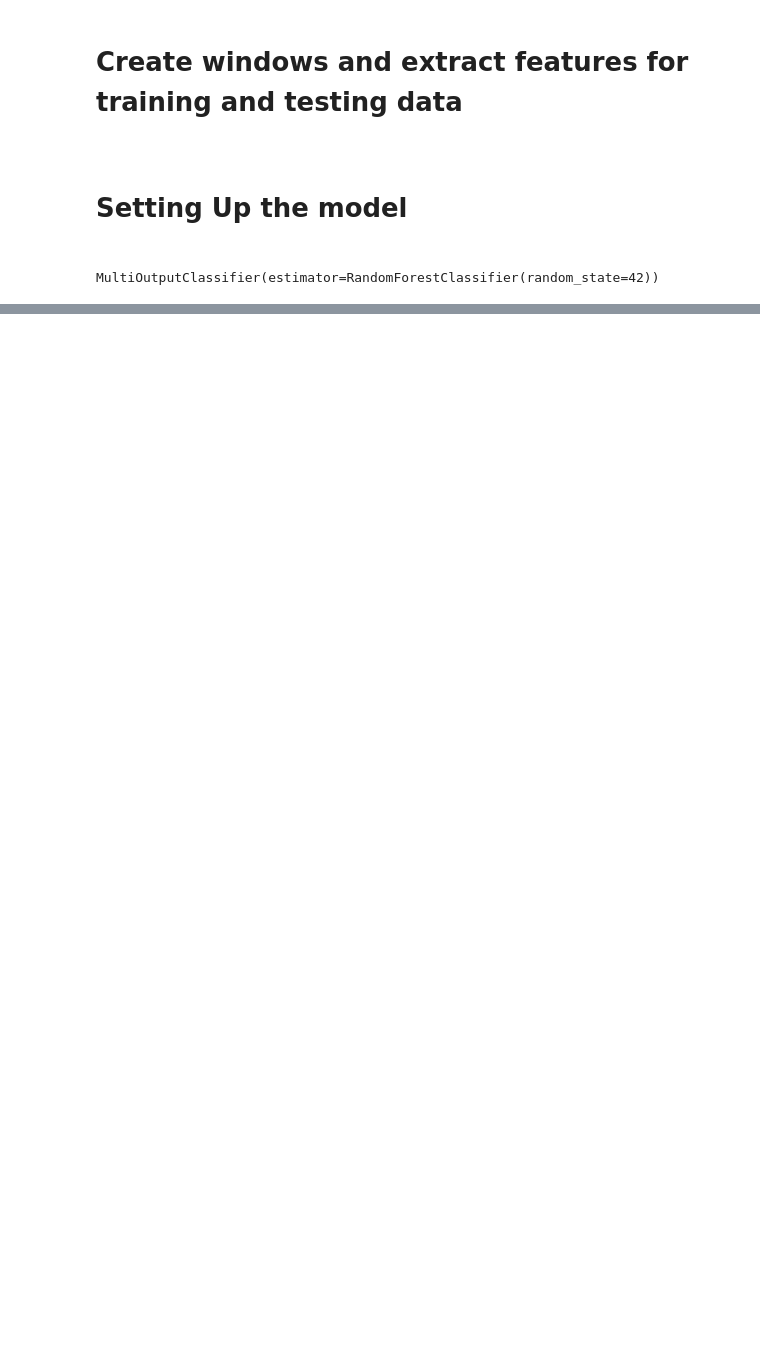
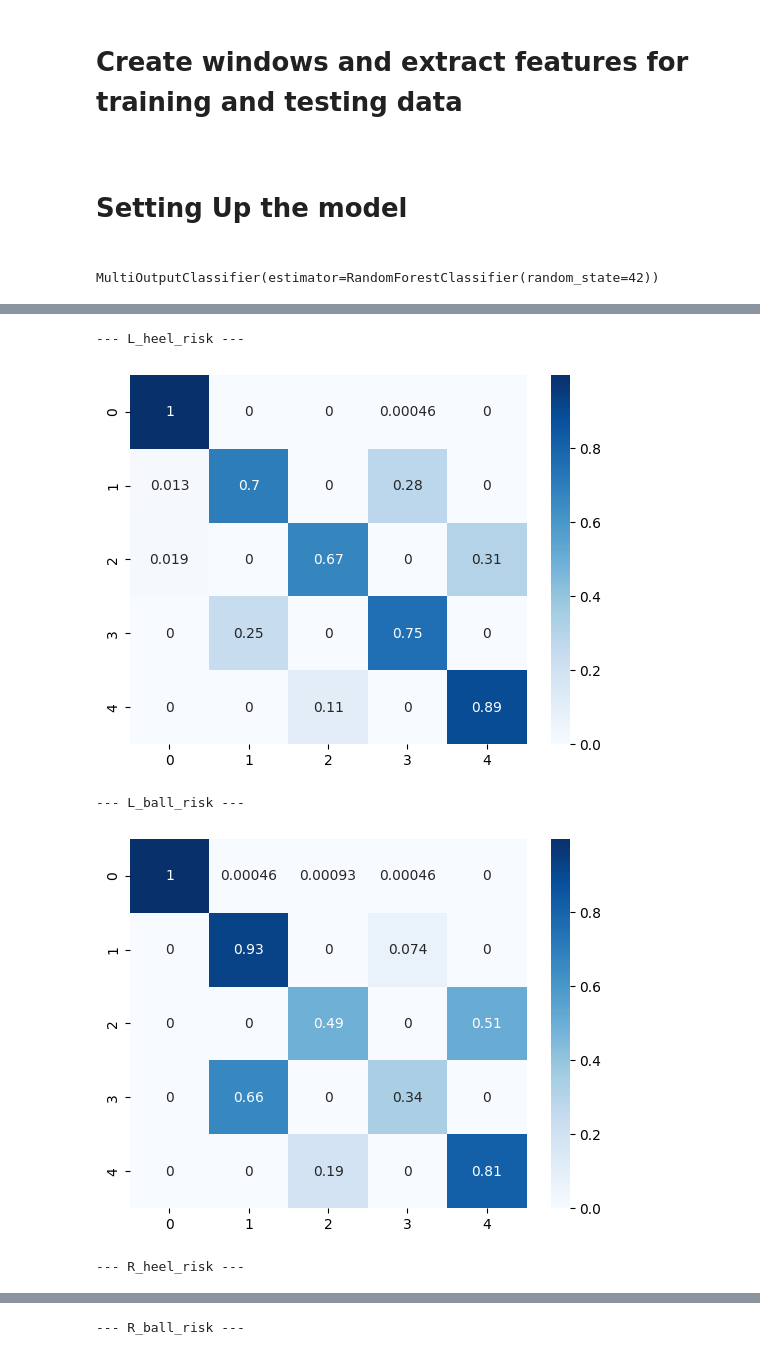
Before and after one commit to ujesh-sakariya/DiabeticsSmartSock, a Jupyter notebook: RiskDetectionModel.ipynb, the cells around one changed output, grey strips where cells are left out. Saved outputs shown, nothing was run; the diff lists cells and outputs as text; code cells hidden in the pictures; blank space fills up the shorter version.

Commit message:
added data visualisation

```diff
--- a/RiskDetectionModel.ipynb
+++ b/RiskDetectionModel.ipynb
@@ -38,10 +40,10 @@ def extract_features(data):
     return features_df
 # %%
 # get the training data and testing data
-training_data = pd.read_csv('simulated_data_training.csv')
-training_data = extract_features(training_data)
-testing_data = pd.read_csv('simulated_data_testing.csv')
-testing_data = extract_features(testing_data)
+training_data_csv = pd.read_csv('simulated_data_training.csv')
+training_data = extract_features(training_data_csv)
+testing_data_csv = pd.read_csv('simulated_data_testing.csv')
+testing_data = extract_features(testing_data_csv)
 # %% [markdown]
 <h1> Setting Up the model <h1>
 # %%
@@ -92,0 +105,14 @@ for i, col in enumerate(label_cols):
+# %%
+# confusion matrix to see results
+for i,col in enumerate(label_cols):
+    print(f"--- {col} ---")
+    cm = confusion_matrix(Y_test[col], Y_pred[:, i])
+    cm_normalised = cm.astype('float') / cm.sum(axis=1)[:, np.newaxis] #reshape so teh divison works
+    sns.heatmap(cm_normalised, annot=True, cmap='Blues',xticklabels=[0,1,2,3,4], yticklabels=[0,1,2,3,4])
+    plt.show()
+# %% [output]
+--- L_heel_risk ---
+[figure, added]
+--- L_ball_risk ---
+[figure, added]
+--- R_heel_risk ---
@@ -92,0 +120 @@ for i, col in enumerate(label_cols):
+--- R_ball_risk ---
```
Also changed, not shown: parts of 5 cells of this notebook, 1 other file.
